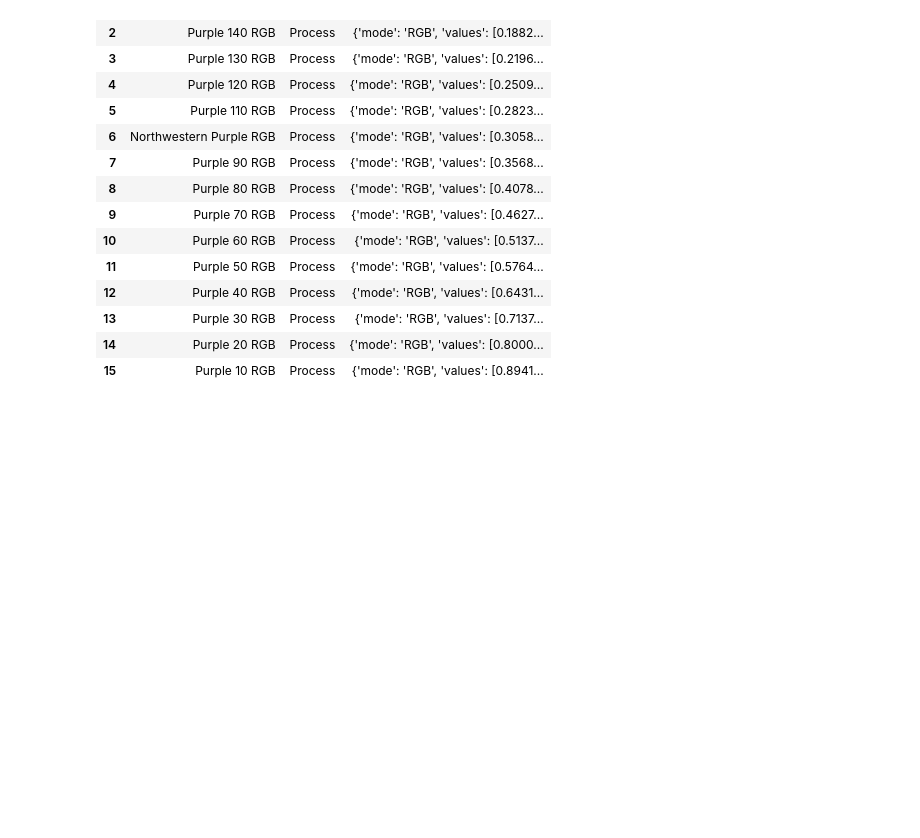
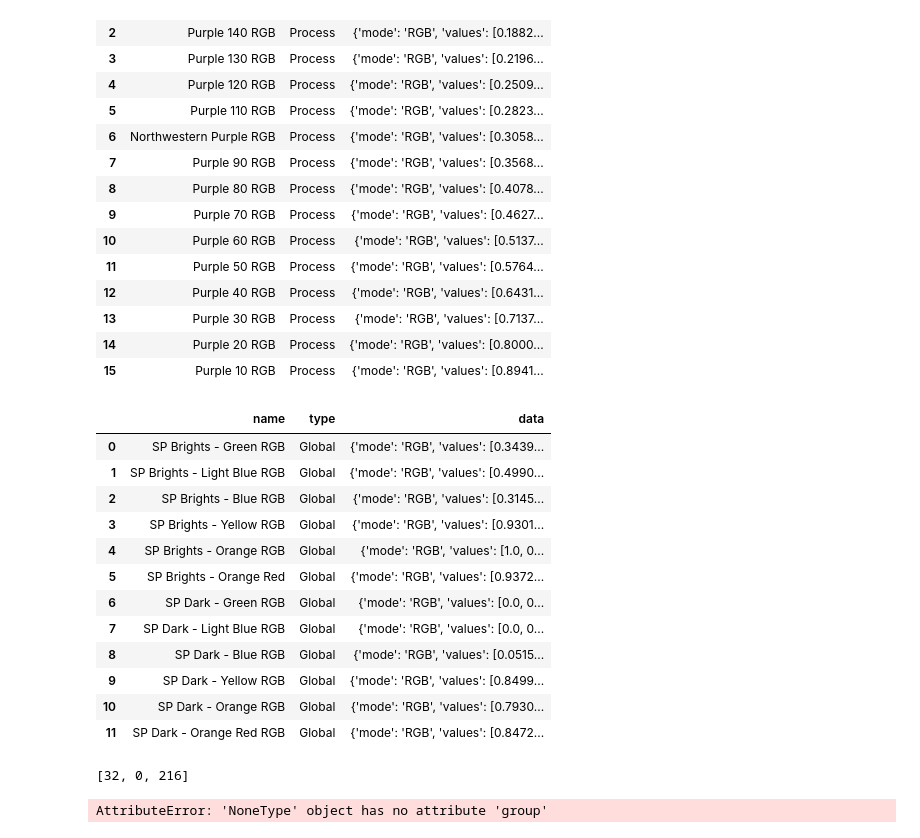
Before and after one commit to p7k/nu_tyo_lab_analysis, a Jupyter notebook: nb/misc/nu_swatches.ipynb, the cells around one changed output. Drawn from its saved outputs; the diff is of its cells as text; code cells hidden in the pictures; blank space fills up the shorter version.

```diff
--- a/nb/misc/nu_swatches.ipynb
+++ b/nb/misc/nu_swatches.ipynb
@@ -65,3 +84,21 @@ pd.DataFrame.from_records(swatch_rgb[0]['swatches'])
 | 13 | Purple 30 RGB | Process | {'mode': 'RGB', 'values': [0.7137... |
 | 14 | Purple 20 RGB | Process | {'mode': 'RGB', 'values': [0.8000... |
 | 15 | Purple 10 RGB | Process | {'mode': 'RGB', 'values': [0.8941... |
+# %%
+swatch_rgb_secondary = parse('nu_swatches/NWU Secondary Colors - RGB.ase')
+df_swatch_rgb_secondary = pd.DataFrame.from_records(swatch_rgb_secondary)
+df_swatch_rgb_secondary
+# %% [output]
+|  | name | type | data |
+| 0 | SP Brights - Green RGB | Global | {'mode': 'RGB', 'values': [0.3439... |
+| 1 | SP Brights - Light Blue RGB | Global | {'mode': 'RGB', 'values': [0.4990... |
+| 2 | SP Brights - Blue RGB | Global | {'mode': 'RGB', 'values': [0.3145... |
+| 3 | SP Brights - Yellow RGB | Global | {'mode': 'RGB', 'values': [0.9301... |
+| 4 | SP Brights - Orange RGB | Global | {'mode': 'RGB', 'values': [1.0, 0... |
+| 5 | SP Brights - Orange Red | Global | {'mode': 'RGB', 'values': [0.9372... |
+| 6 | SP Dark - Green RGB | Global | {'mode': 'RGB', 'values': [0.0, 0... |
+| 7 | SP Dark - Light Blue RGB | Global | {'mode': 'RGB', 'values': [0.0, 0... |
+| 8 | SP Dark - Blue RGB | Global | {'mode': 'RGB', 'values': [0.0515... |
+| 9 | SP Dark - Yellow RGB | Global | {'mode': 'RGB', 'values': [0.8499... |
+| 10 | SP Dark - Orange RGB | Global | {'mode': 'RGB', 'values': [0.7930... |
+| 11 | SP Dark - Orange Red RGB | Global | {'mode': 'RGB', 'values': [0.8472... |
@@ -67,0 +111,4 @@ pd.DataFrame.from_records(swatch_rgb[0]['swatches'])
+# %%
+cmyk_to_rgb(*[0.8500000238418579, 1.0, 0.0, 0.15000000596046448])
+# %% [output]
+[32, 0, 216]
@@ -67,0 +140,4 @@ pd.DataFrame.from_records(swatch_rgb[0]['swatches'])
+# %%
+df_swatch_rgb_secondary.apply(format_for_tex, axis=1)
+# %% [output]
+AttributeError: 'NoneType' object has no attribute 'group'
```
Also changed, not shown: parts of 6 cells of this notebook, 30 other files.
